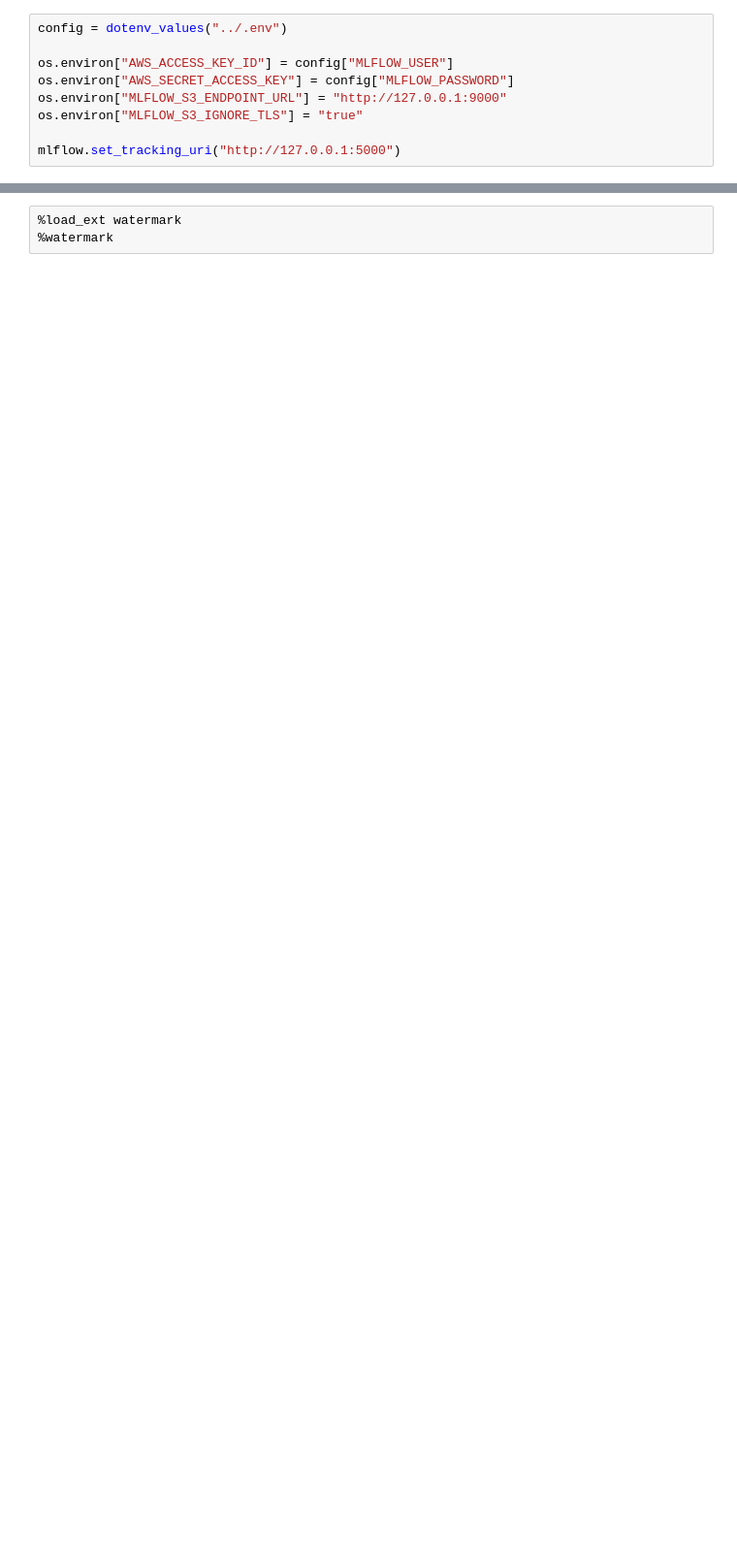
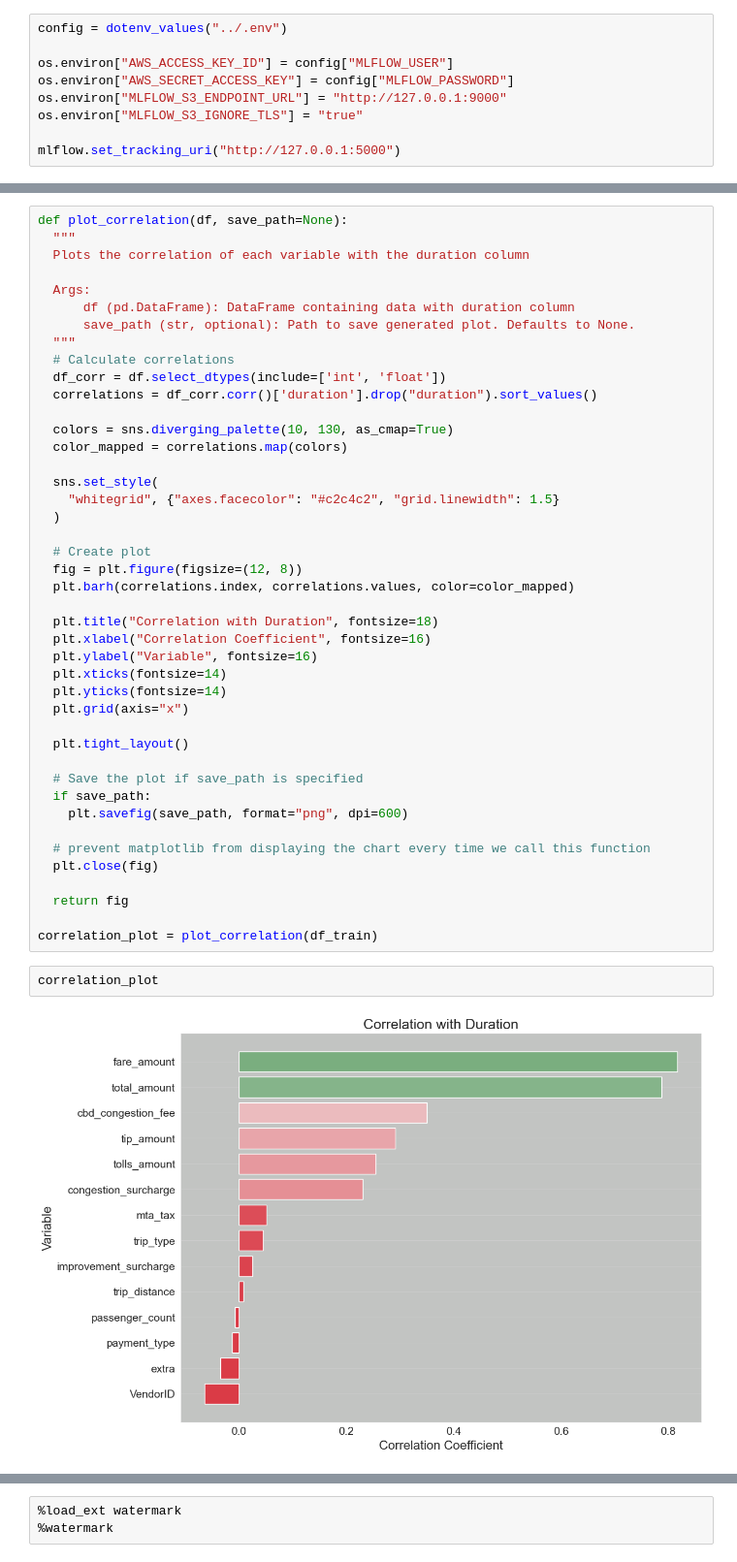
Before and after one commit to minimartzz/learning, a Jupyter notebook: mlops-zoomcamp/02-experiment-tracking/mlflow.ipynb, the cells around one changed output, grey strips where cells are left out. Shown at 97% size. Cells and saved outputs as stored; diff of their text form; blank space fills up the shorter version.

```diff
--- a/mlops-zoomcamp/02-experiment-tracking/mlflow.ipynb
+++ b/mlops-zoomcamp/02-experiment-tracking/mlflow.ipynb
@@ -107,0 +131,47 @@ with mlflow.start_run():
+# %%
+def plot_correlation(df, save_path=None):
+  """
+  Plots the correlation of each variable with the duration column
+
+  Args:
+      df (pd.DataFrame): DataFrame containing data with duration column
+      save_path (str, optional): Path to save generated plot. Defaults to None.
+  """
+  # Calculate correlations
+  df_corr = df.select_dtypes(include=['int', 'float'])
+  correlations = df_corr.corr()['duration'].drop("duration").sort_values()
+
+  colors = sns.diverging_palette(10, 130, as_cmap=True)
+  color_mapped = correlations.map(colors)
+
+  sns.set_style(
+    "whitegrid", {"axes.facecolor": "#c2c4c2", "grid.linewidth": 1.5}
+  )
+
+  # Create plot
+  fig = plt.figure(figsize=(12, 8))
+  plt.barh(correlations.index, correlations.values, color=color_mapped)
+
+  plt.title("Correlation with Duration", fontsize=18)
+  plt.xlabel("Correlation Coefficient", fontsize=16)
+  plt.ylabel("Variable", fontsize=16)
+  plt.xticks(fontsize=14)
+  plt.yticks(fontsize=14)
+  plt.grid(axis="x")
+
+  plt.tight_layout()
+
+  # Save the plot if save_path is specified
+  if save_path:
+    plt.savefig(save_path, format="png", dpi=600)
+
+  # prevent matplotlib from displaying the chart every time we call this function
+  plt.close(fig)
+
+  return fig
+
+correlation_plot = plot_correlation(df_train)
+# %%
+correlation_plot
+# %% [output]
+[figure, added]
```
Also changed, not shown: parts of 29 cells of this notebook.
